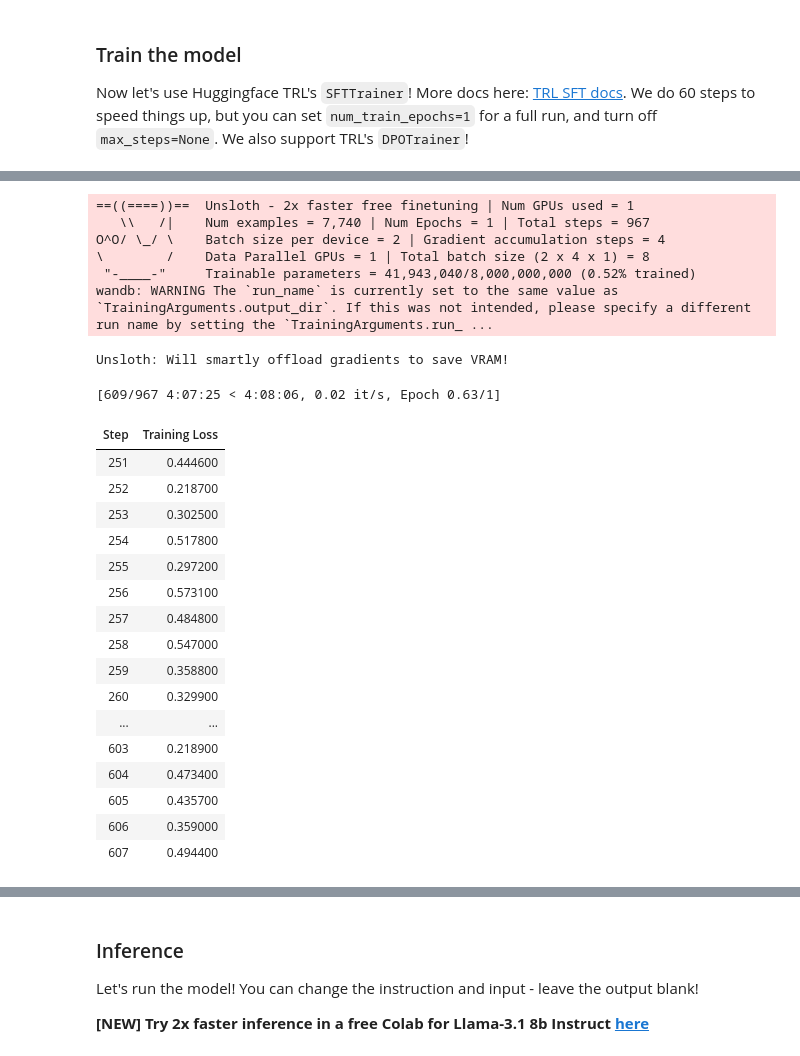
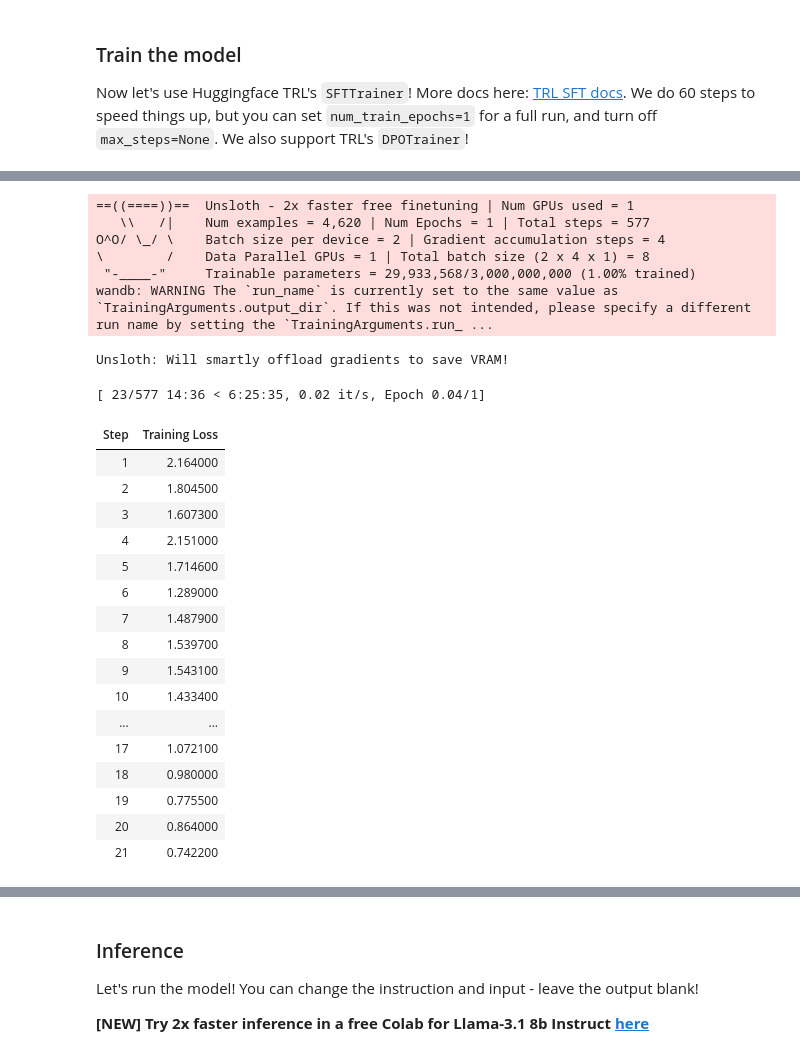
Before and after one commit to hasonsk/Finetune-LLM-for-deteting-cookie, a Jupyter notebook: Llama3_1_(8B)_SFT.ipynb, the cells around one changed output, grey strips where cells are left out. Drawn from its saved outputs; the diff is of its cells as text; code cells hidden in the pictures.

```diff
--- a/Llama3_1_(8B)_SFT.ipynb
+++ b/Llama3_1_(8B)_SFT.ipynb
@@ -325,0 +207,20 @@ thong_ke(dataset)
+# %%
+from datasets import concatenate_datasets
+
+# Separate datasets with '[]' and non-'[]' labels
+empty_label_dataset = dataset.filter(lambda example: example['label'] == '[]')
+non_empty_label_dataset = dataset.filter(lambda example: example['label'] != '[]')
+
+# Downsample the non-empty dataset to the size of the empty dataset
+n_samples = len(non_empty_label_dataset)
+print("N samples: ", n_samples)
+downsampled_empty_dataset = empty_label_dataset.shuffle(seed=42).select(range(n_samples))
+
+# Gộp 2 dataset
+combined_dataset = concatenate_datasets([non_empty_label_dataset, downsampled_empty_dataset])
+
+# Shuffle dataset
+balanced_dataset = combined_dataset.shuffle(seed=42)
+
+# Verify the balanced dataset statistics
+thong_ke(balanced_dataset)
@@ -328,16 +233,17 @@ def tokenize_batch(examples):
     toks = tokenizer(
         examples["text"],
         padding="max_length",
-        truncation=True,
+        truncation= True,
+        return_tensors="pt",
         max_length=max_seq_length,
     )
     # Copy input_ids as labels for causal LM
-    toks["labels"] = toks["input_ids"].copy()
+    toks["labels"] = toks["input_ids"]
     return toks
 
-dataset = dataset.map(tokenize_batch, batched=True)
+dataset = balanced_dataset.map(tokenize_batch, batched=True)
 # %%
-dataset = dataset.remove_columns(['url', 'lang', 'original_text', 'tables', 'processed_text', 'english_content', 'english_table', 'translated_tables', 'label', 'Unnamed: 0', 'text', ])
+dataset = dataset.remove_columns(['url', 'lang', 'original_text', 'tables', 'processed_text', 'english_content', 'english_table', 'translated_tables', 'label', 'text', ])
 # %% [markdown]
 <a name="Train"></a>
 ### Train the model
@@ -386,7 +292,7 @@ trainer = SFTTrainer(
         weight_decay = 0.01,
         lr_scheduler_type = "cosine",
         seed = 3407,
-        output_dir = "/content/drive/MyDrive/Llama3.1_(8B)_SFT",
+        output_dir = "/content/drive/MyDrive/Qwen2.5-3B-Instruct",
         report_to = "wandb", # Use this for WandB etc
         save_strategy="steps",                # Hoặc "epoch" nếu bạn muốn lưu sau mỗi epoch
         save_steps=25,                       # Lưu mỗi 50 steps (tùy bạn chỉnh)
@@ -406,31 +309,32 @@ GPU = Tesla T4. Max memory = 14.741 GB.
 # %%
-trainer_stats = trainer.train(resume_from_checkpoint = True)
+trainer_stats = trainer.train()
+# trainer_stats = trainer.train(resume_from_checkpoint = True)
 # %% [output]
 ==((====))==  Unsloth - 2x faster free finetuning | Num GPUs used = 1
-   \\   /|    Num examples = 7,740 | Num Epochs = 1 | Total steps = 967
+   \\   /|    Num examples = 4,620 | Num Epochs = 1 | Total steps = 577
 O^O/ \_/ \    Batch size per device = 2 | Gradient accumulation steps = 4
 \        /    Data Parallel GPUs = 1 | Total batch size (2 x 4 x 1) = 8
- "-____-"     Trainable parameters = 41,943,040/8,000,000,000 (0.52% trained)
+ "-____-"     Trainable parameters = 29,933,568/3,000,000,000 (1.00% trained)
 wandb: WARNING The `run_name` is currently set to the same value as `TrainingArguments.output_dir`. If this was not intended, please specify a different run name by setting the `TrainingArguments.run_ ...
 Unsloth: Will smartly offload gradients to save VRAM!
-[609/967 4:07:25 < 4:08:06, 0.02 it/s, Epoch 0.63/1]
+[ 23/577 14:36 < 6:25:35, 0.02 it/s, Epoch 0.04/1]
 | Step | Training Loss |
-| 251 | 0.444600 |
-| 252 | 0.218700 |
-| 253 | 0.302500 |
-| 254 | 0.517800 |
-| 255 | 0.297200 |
-| 256 | 0.573100 |
-| 257 | 0.484800 |
-| 258 | 0.547000 |
-| 259 | 0.358800 |
-| 260 | 0.329900 |
+| 1 | 2.164000 |
+| 2 | 1.804500 |
+| 3 | 1.607300 |
+| 4 | 2.151000 |
+| 5 | 1.714600 |
+| 6 | 1.289000 |
+| 7 | 1.487900 |
+| 8 | 1.539700 |
+| 9 | 1.543100 |
+| 10 | 1.433400 |
 | ... | ... |
-| 603 | 0.218900 |
-| 604 | 0.473400 |
-| 605 | 0.435700 |
-| 606 | 0.359000 |
-| 607 | 0.494400 |
+| 17 | 1.072100 |
+| 18 | 0.980000 |
+| 19 | 0.775500 |
+| 20 | 0.864000 |
+| 21 | 0.742200 |
 # %%
 # @title Show final memory and time stats
 used_memory = round(torch.cuda.max_memory_reserved() / 1024 / 1024 / 1024, 3)
```
Also changed, not shown: parts of 19 cells of this notebook.
